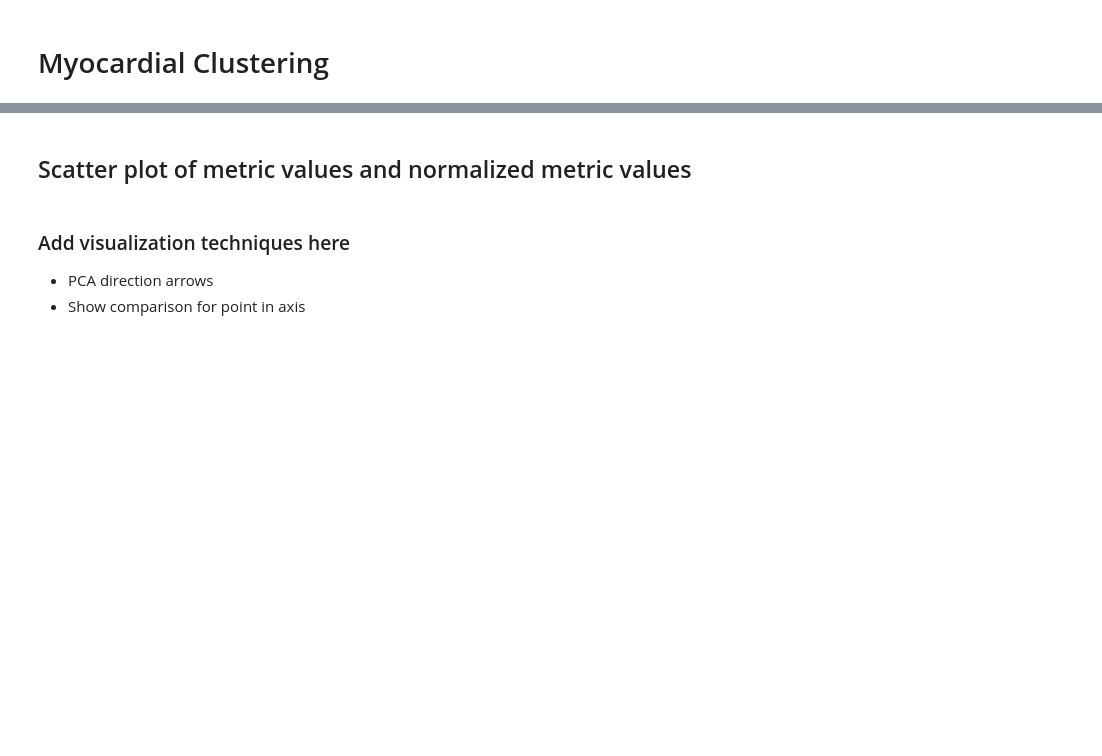
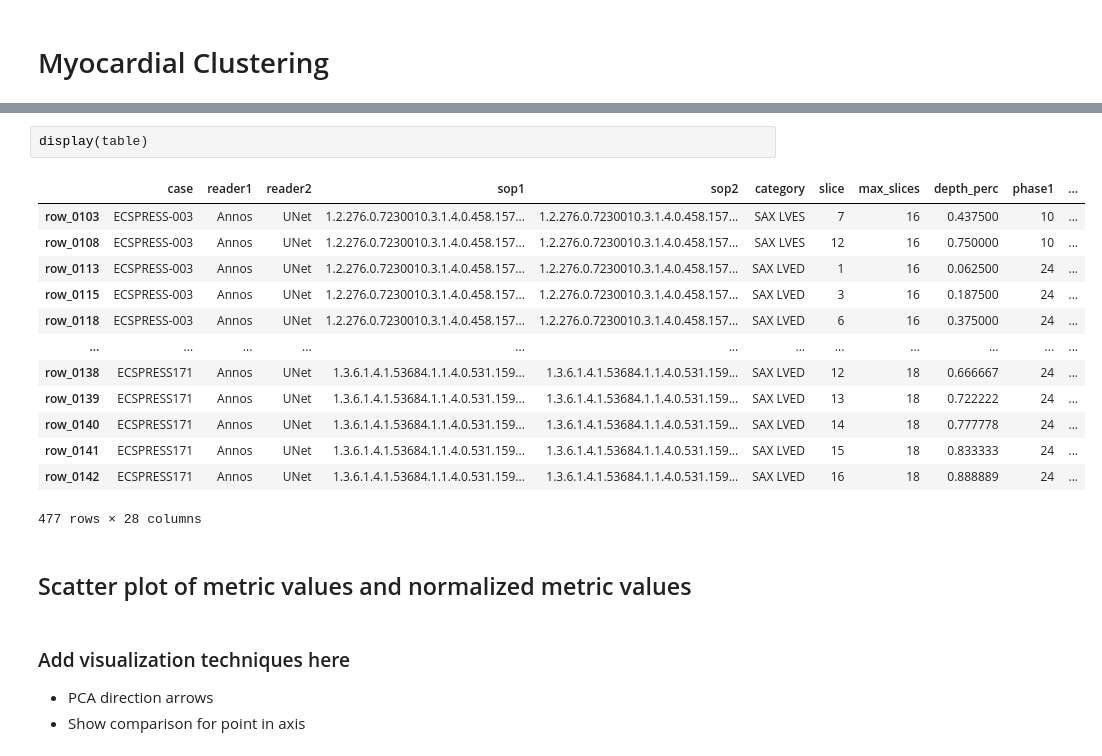
Before and after one commit to thadler/LazyLuna, a Jupyter notebook: Notebooks/newClusteringSegmentationDifferences.ipynb, the cells around one changed output, grey strips where cells are left out. Drawn from its saved outputs; the diff is of its cells as text; blank space fills up the shorter version.

```diff
--- a/Notebooks/newClusteringSegmentationDifferences.ipynb
+++ b/Notebooks/newClusteringSegmentationDifferences.ipynb
@@ -123,3 +148,19 @@ New table columns:  Index(['case', 'reader1', 'reader2', 'sop1', 'sop2', 'catego
+# %%
+display(table)
+# %% [output]
+|  | case | reader1 | reader2 | sop1 | sop2 | category | slice | max_slices | depth_perc | phase1 | ... |
+| row_0103 | ECSPRESS-003 | Annos | UNet | 1.2.276.0.7230010.3.1.4.0.458.157... | 1.2.276.0.7230010.3.1.4.0.458.157... | SAX LVES | 7 | 16 | 0.437500 | 10 | ... |
+| row_0108 | ECSPRESS-003 | Annos | UNet | 1.2.276.0.7230010.3.1.4.0.458.157... | 1.2.276.0.7230010.3.1.4.0.458.157... | SAX LVES | 12 | 16 | 0.750000 | 10 | ... |
+| row_0113 | ECSPRESS-003 | Annos | UNet | 1.2.276.0.7230010.3.1.4.0.458.157... | 1.2.276.0.7230010.3.1.4.0.458.157... | SAX LVED | 1 | 16 | 0.062500 | 24 | ... |
+| row_0115 | ECSPRESS-003 | Annos | UNet | 1.2.276.0.7230010.3.1.4.0.458.157... | 1.2.276.0.7230010.3.1.4.0.458.157... | SAX LVED | 3 | 16 | 0.187500 | 24 | ... |
+| row_0118 | ECSPRESS-003 | Annos | UNet | 1.2.276.0.7230010.3.1.4.0.458.157... | 1.2.276.0.7230010.3.1.4.0.458.157... | SAX LVED | 6 | 16 | 0.375000 | 24 | ... |
+| ... | ... | ... | ... | ... | ... | ... | ... | ... | ... | ... | ... |
+| row_0138 | ECSPRESS171 | Annos | UNet | 1.3.6.1.4.1.53684.1.1.4.0.531.159... | 1.3.6.1.4.1.53684.1.1.4.0.531.159... | SAX LVED | 12 | 18 | 0.666667 | 24 | ... |
+| row_0139 | ECSPRESS171 | Annos | UNet | 1.3.6.1.4.1.53684.1.1.4.0.531.159... | 1.3.6.1.4.1.53684.1.1.4.0.531.159... | SAX LVED | 13 | 18 | 0.722222 | 24 | ... |
+| row_0140 | ECSPRESS171 | Annos | UNet | 1.3.6.1.4.1.53684.1.1.4.0.531.159... | 1.3.6.1.4.1.53684.1.1.4.0.531.159... | SAX LVED | 14 | 18 | 0.777778 | 24 | ... |
+| row_0141 | ECSPRESS171 | Annos | UNet | 1.3.6.1.4.1.53684.1.1.4.0.531.159... | 1.3.6.1.4.1.53684.1.1.4.0.531.159... | SAX LVED | 15 | 18 | 0.833333 | 24 | ... |
+| row_0142 | ECSPRESS171 | Annos | UNet | 1.3.6.1.4.1.53684.1.1.4.0.531.159... | 1.3.6.1.4.1.53684.1.1.4.0.531.159... | SAX LVED | 16 | 18 | 0.888889 | 24 | ... |
+477 rows × 28 columns
 # %% [markdown]
 ## Scatter plot of metric values and normalized metric values
 # %% [markdown]
```
Also changed, not shown: parts of 8 cells of this notebook, 2 other files.
